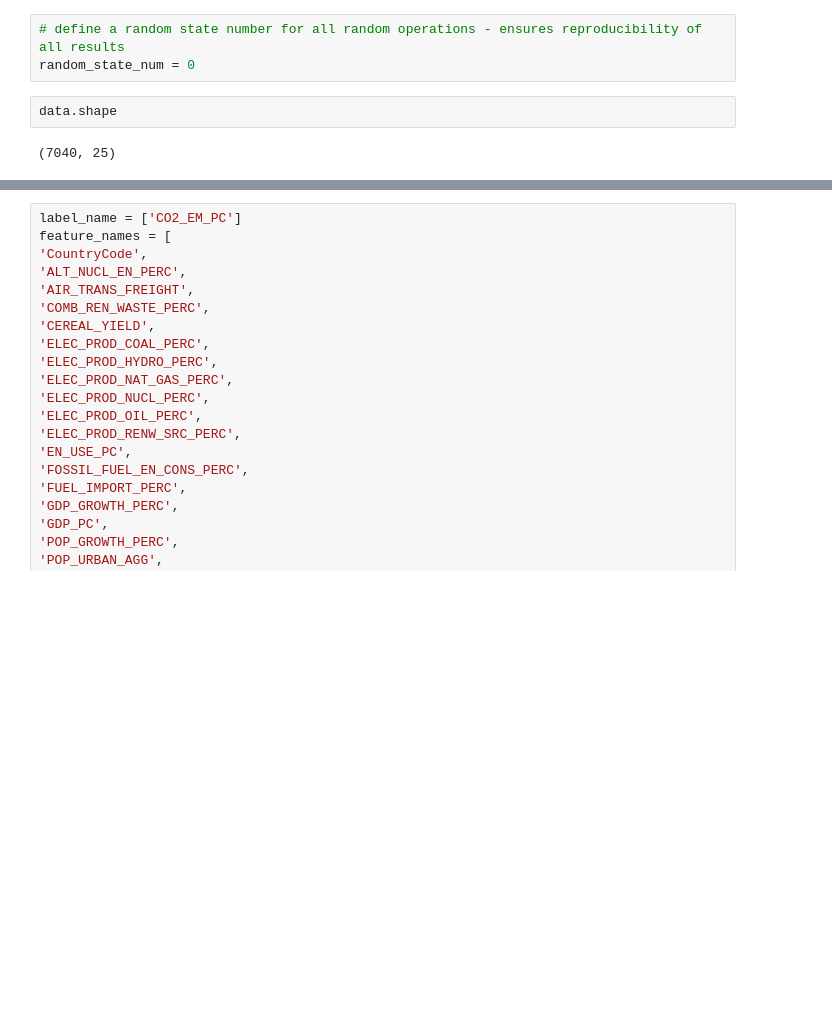
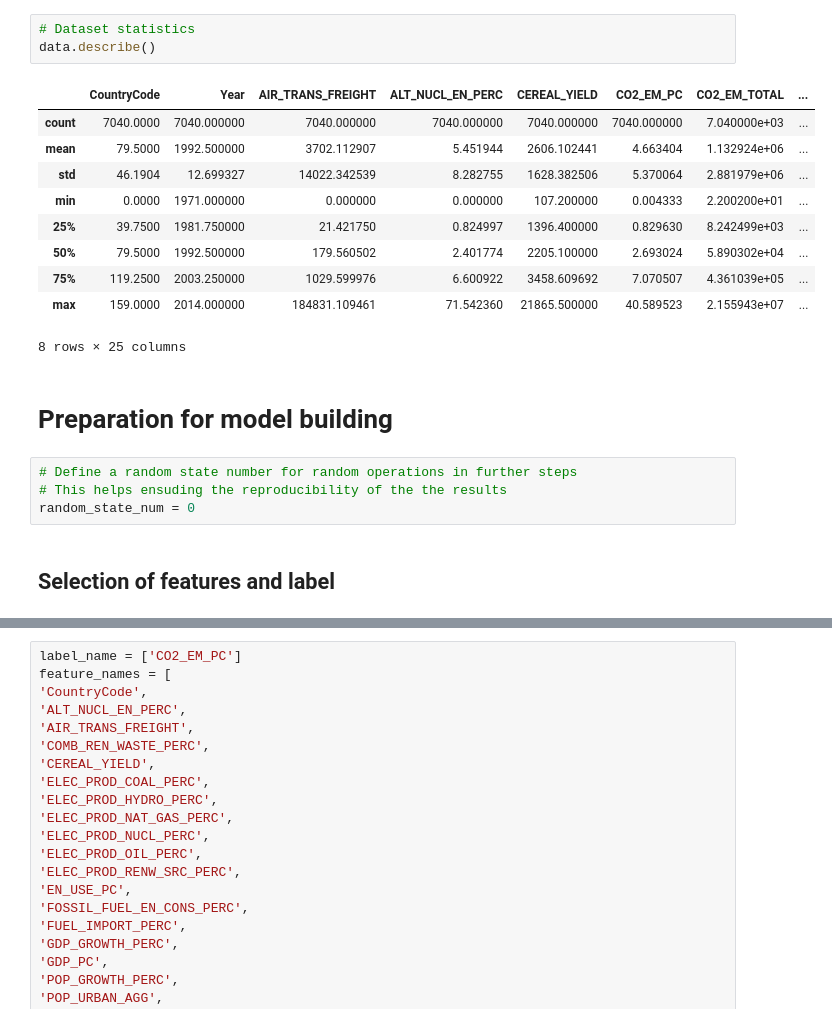
Before and after one commit to iTorongo/CS4020-ML-CO2-Emission-Prediction, a Jupyter notebook: model-random-forest.ipynb, the cells around one changed output, grey strips where cells are left out. Saved outputs shown, nothing was run; the diff lists cells and outputs as text; blank space fills up the shorter version.

```diff
--- a/model-random-forest.ipynb
+++ b/model-random-forest.ipynb
@@ -17,7 +56,22 @@ data = pd.read_csv('data_preprocessed.csv')
+# %%
+# Dataset statistics
+data.describe()
+# %% [output]
+|  | CountryCode | Year | AIR_TRANS_FREIGHT | ALT_NUCL_EN_PERC | CEREAL_YIELD | CO2_EM_PC | CO2_EM_TOTAL | ... |
+| count | 7040.0000 | 7040.000000 | 7040.000000 | 7040.000000 | 7040.000000 | 7040.000000 | 7.040000e+03 | ... |
+| mean | 79.5000 | 1992.500000 | 3702.112907 | 5.451944 | 2606.102441 | 4.663404 | 1.132924e+06 | ... |
+| std | 46.1904 | 12.699327 | 14022.342539 | 8.282755 | 1628.382506 | 5.370064 | 2.881979e+06 | ... |
+| min | 0.0000 | 1971.000000 | 0.000000 | 0.000000 | 107.200000 | 0.004333 | 2.200200e+01 | ... |
+| 25% | 39.7500 | 1981.750000 | 21.421750 | 0.824997 | 1396.400000 | 0.829630 | 8.242499e+03 | ... |
+| 50% | 79.5000 | 1992.500000 | 179.560502 | 2.401774 | 2205.100000 | 2.693024 | 5.890302e+04 | ... |
+| 75% | 119.2500 | 2003.250000 | 1029.599976 | 6.600922 | 3458.609692 | 7.070507 | 4.361039e+05 | ... |
+| max | 159.0000 | 2014.000000 | 184831.109461 | 71.542360 | 21865.500000 | 40.589523 | 2.155943e+07 | ... |
+8 rows × 25 columns
+# %% [markdown]
+# Preparation for model building
 # %%
-# define a random state number for all random operations - ensures reproducibility of all results
+# Define a random state number for random operations in further steps
+# This helps ensuding the reproducibility of the the results
 random_state_num = 0
-# %%
-data.shape
-# %% [output]
-(7040, 25)
+# %% [markdown]
+## Selection of features and label
```
Also changed, not shown: parts of 40 cells of this notebook.
